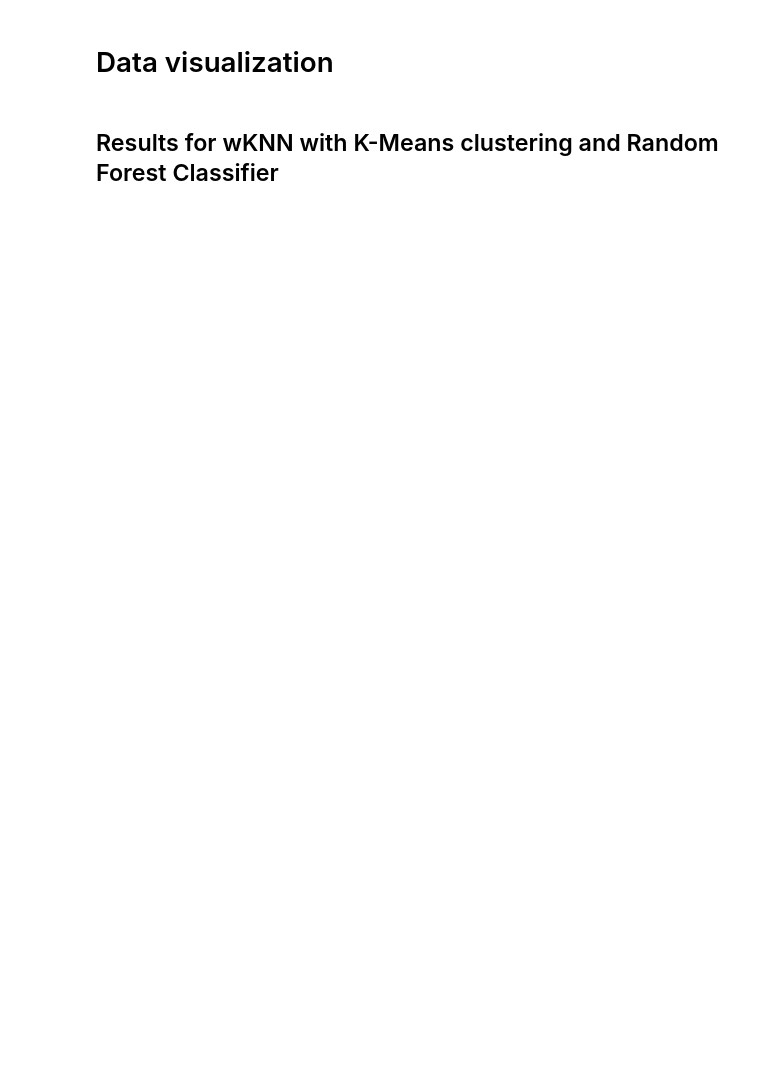
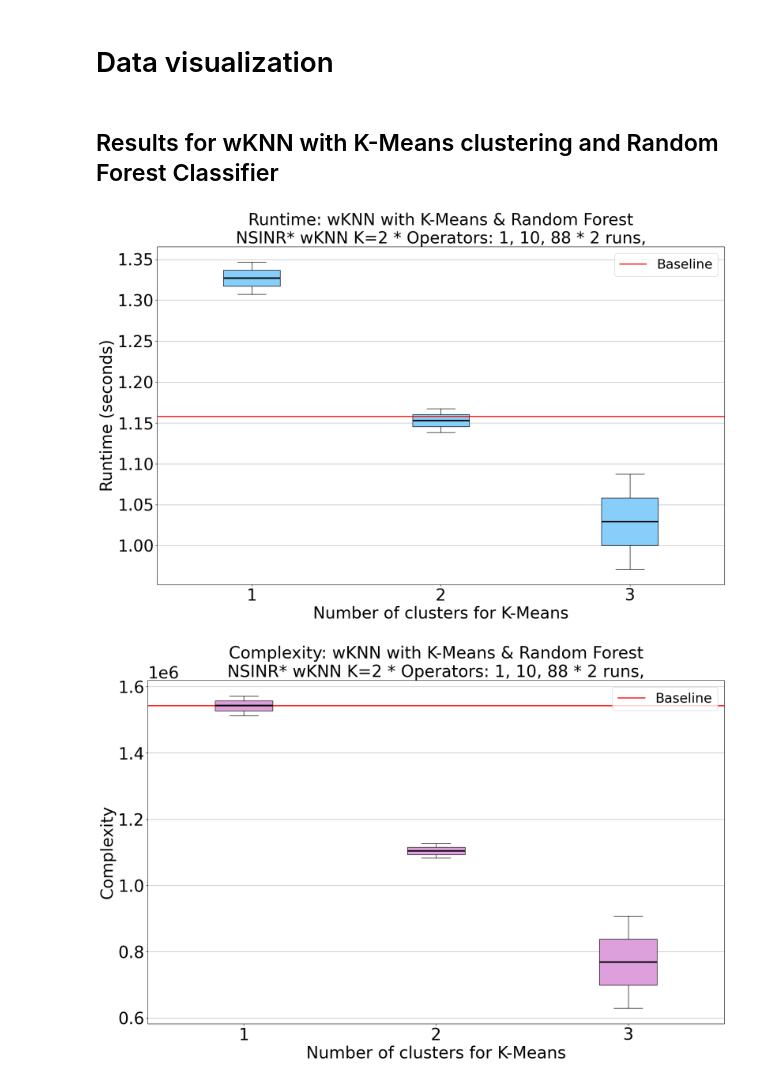
Before and after one commit to Andreas-Espelund/5G_localization, a Jupyter notebook: Main.ipynb, the cells around one changed output. Drawn from its saved outputs; the diff is of its cells as text; code cells hidden in the pictures; blank space fills up the shorter version.

```diff
--- a/Main.ipynb
+++ b/Main.ipynb
@@ -25,7 +27,7 @@ from scripts.weighted_coverage import run_weighted_coverage
 import pandas as pd
 
 # Parameters
-n_runs = 60
+n_runs = 2
 k_val_wknn = 2
 n_clusters = 3
 rf_param = RF_PARAM.NSINR
@@ -45,9 +47,9 @@ _________________________________
 """)
 
 cluster_range = range(0, n_clusters + 1)
-errors_dict = {c: [] for c in cluster_range}
-complexity_dict = {c: [] for c in cluster_range}
-runtime_dict = {c: [] for c in cluster_range}
+errors_dict = {c: [] for c in cluster_range}  # Store the errors
+complexity_dict = {c: [] for c in cluster_range}  # Store the complexity factors
+runtime_dict = {c: [] for c in cluster_range}  # Store the runtime measurements
 
 for c in cluster_range:
     for i in range(n_runs):
@@ -71,38 +88,47 @@ runtime_df = pd.DataFrame(runtime_dict)
 # %% [markdown]
 ## Results for wKNN with K-Means clustering and Random Forest Classifier
 # %%
-import pandas as pd
+
 from scripts.plotting import make_boxplot
 
+# Compute the baseline metric without clustering
 baseline_error = errors_df[0].mean()
 baseline_complexity = complexity_df[0].mean()
 baseline_runtime = runtime_df[0].mean()
+
+# Remove the 0 column from the dataframes
+errors_df.drop(columns=[0], inplace=True)
+complexity_df.drop(columns=[0], inplace=True)
+runtime_df.drop(columns=[0], inplace=True)
 
 # Plotting with capped runtime data
 title_string = f"wKNN with K-Means & Random Forest\n{rf_param.value}\
 * wKNN K={k_val_wknn} * Operators: {', '.join(['1', '10', '88'])} * {n_runs} runs,"
 
 make_boxplot(
     df=runtime_df,
     title=f'Runtime: {title_string}',
     x_label='Number of clusters for K-Means',
     y_label='Runtime (seconds)',
     color='lightskyblue',
     baseline=baseline_runtime,
 )
 make_boxplot(
     df=complexity_df,
     title=f'Complexity: {title_string}',
     x_label='Number of clusters for K-Means',
     y_label='Complexity',
     color='plum',
     baseline=baseline_complexity,
 )
 make_boxplot(
     df=errors_df,
     title=f'Min average error: {title_string}',
     x_label='Number of clusters for K-Means',
     y_label='Error (m)',
     color='mediumseagreen',
     baseline=baseline_error,
 )
+# %% [output]
+[figure, added]
+[figure, added]
```
Also changed, not shown: parts of 6 cells of this notebook.
